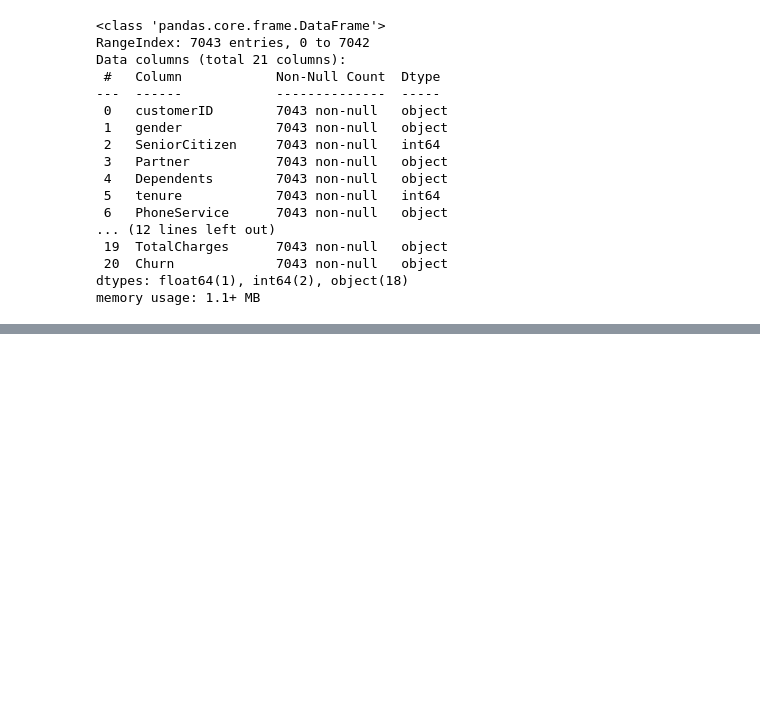
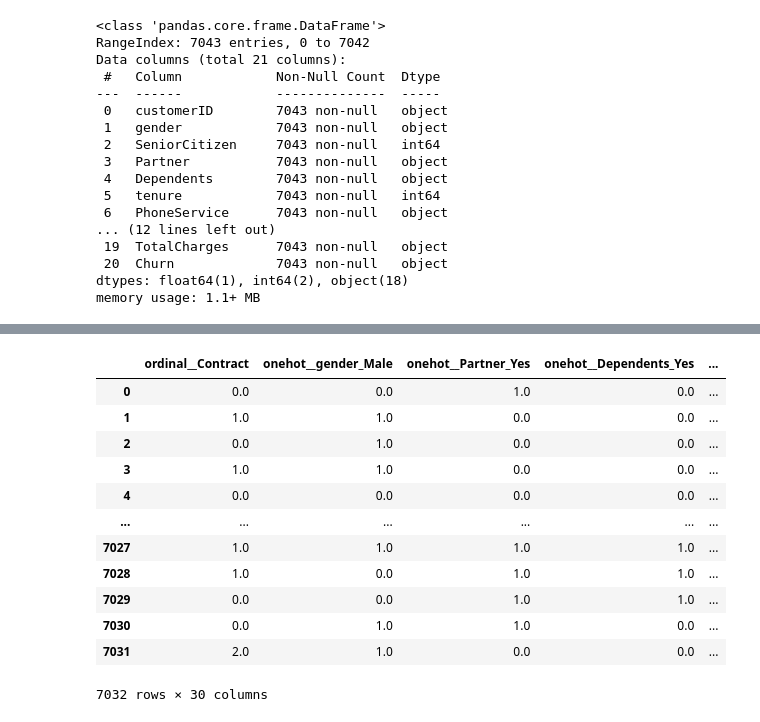
Before and after one commit to Akshu2827/Business-Analytics-case-study, a Jupyter notebook: case_1.ipynb, the cells around one changed output, grey strips where cells are left out. Saved outputs shown, nothing was run; the diff lists cells and outputs as text; code cells hidden in the pictures; blank space fills up the shorter version.

```diff
--- a/case_1.ipynb
+++ b/case_1.ipynb
@@ -45,19 +45,33 @@ import pandas as pd
 from sklearn.preprocessing import LabelEncoder, OneHotEncoder, OrdinalEncoder
 from sklearn.compose import ColumnTransformer
 
-# Sample dataframe (assuming df already loaded)
+# -------------------------------
+# 0. DATA CLEANING (CRITICAL FIX)
+# -------------------------------
+
+# Remove leading/trailing spaces
+# df = df.apply(lambda x: x.str.strip() if x.dtype == "object" else x)
+
+# Convert TotalCharges to numeric (this is the main issue)
+df['TotalCharges'] = pd.to_numeric(df['TotalCharges'], errors='coerce')
+
+# Drop rows where conversion failed
+df = df.dropna()
+
+# Drop customerID (not useful)
+df = df.drop(columns=['customerID'])
 
 # -------------------------------
 # 1. Label Encoding (Target)
 # -------------------------------
 le = LabelEncoder()
-df['Churn'] = le.fit_transform(df['Churn'])  # If already 0/1, this is optional
+df['Churn'] = le.fit_transform(df['Churn'])
 
 # -------------------------------
 # 2. Define Columns
 # -------------------------------
+ordinal_cols = ['Contract']
 
-ordinal_cols = ['Contract']  # ordered column
 nominal_cols = [
     'gender', 'Partner', 'Dependents', 'PhoneService',
     'MultipleLines', 'InternetService', 'OnlineSecurity',
@@ -66,29 +80,25 @@ nominal_cols = [
     'PaymentMethod'
 ]
 
-# -------------------------------
-# 3. Ordinal Encoding Order
-# -------------------------------
 ordinal_order = [['Month-to-month', 'One year', 'Two year']]
 
 # -------------------------------
-# 4. Column Transformer
+# 4. Column Transformer & apply ct.fit_transform()
 # -------------------------------
 ct = ColumnTransformer(
     transformers=[
         ('ordinal', OrdinalEncoder(categories=ordinal_order), ordinal_cols),
-        ('onehot', OneHotEncoder(drop='first'), nominal_cols)
+        ('onehot', OneHotEncoder(drop='first', sparse_output=False), nominal_cols)
     ],
-    remainder='passthrough'  # keep remaining columns
+    remainder='passthrough'
 )
+df_transformed = ct.fit_transform(df)
 
 # -------------------------------
-# 5. Apply Transformation
+# 6. Convert to DataFrame
 # -------------------------------
-df_transformed = ct.fit_transform(df)
-
-# Convert to DataFrame (optional but recommended)
 encoded_columns = ct.get_feature_names_out()
 df_final = pd.DataFrame(df_transformed, columns=encoded_columns)
-
-print(df_final.head())
+df_final = df_final.apply(pd.to_numeric)
+import plotly.express as px
+px.imshow(df_final.corr())
@@ -141,0 +362,16 @@ df_final.head()
+# %%
+df_final
+# %% [output]
+|  | ordinal__Contract | onehot__gender_Male | onehot__Partner_Yes | onehot__Dependents_Yes | ... |
+| 0 | 0.0 | 0.0 | 1.0 | 0.0 | ... |
+| 1 | 1.0 | 1.0 | 0.0 | 0.0 | ... |
+| 2 | 0.0 | 1.0 | 0.0 | 0.0 | ... |
+| 3 | 1.0 | 1.0 | 0.0 | 0.0 | ... |
+| 4 | 0.0 | 0.0 | 0.0 | 0.0 | ... |
+| ... | ... | ... | ... | ... | ... |
+| 7027 | 1.0 | 1.0 | 1.0 | 1.0 | ... |
+| 7028 | 1.0 | 0.0 | 1.0 | 1.0 | ... |
+| 7029 | 0.0 | 0.0 | 1.0 | 1.0 | ... |
+| 7030 | 0.0 | 1.0 | 1.0 | 0.0 | ... |
+| 7031 | 2.0 | 1.0 | 0.0 | 0.0 | ... |
+7032 rows × 30 columns
```
Also changed, not shown: parts of 5 cells of this notebook.
